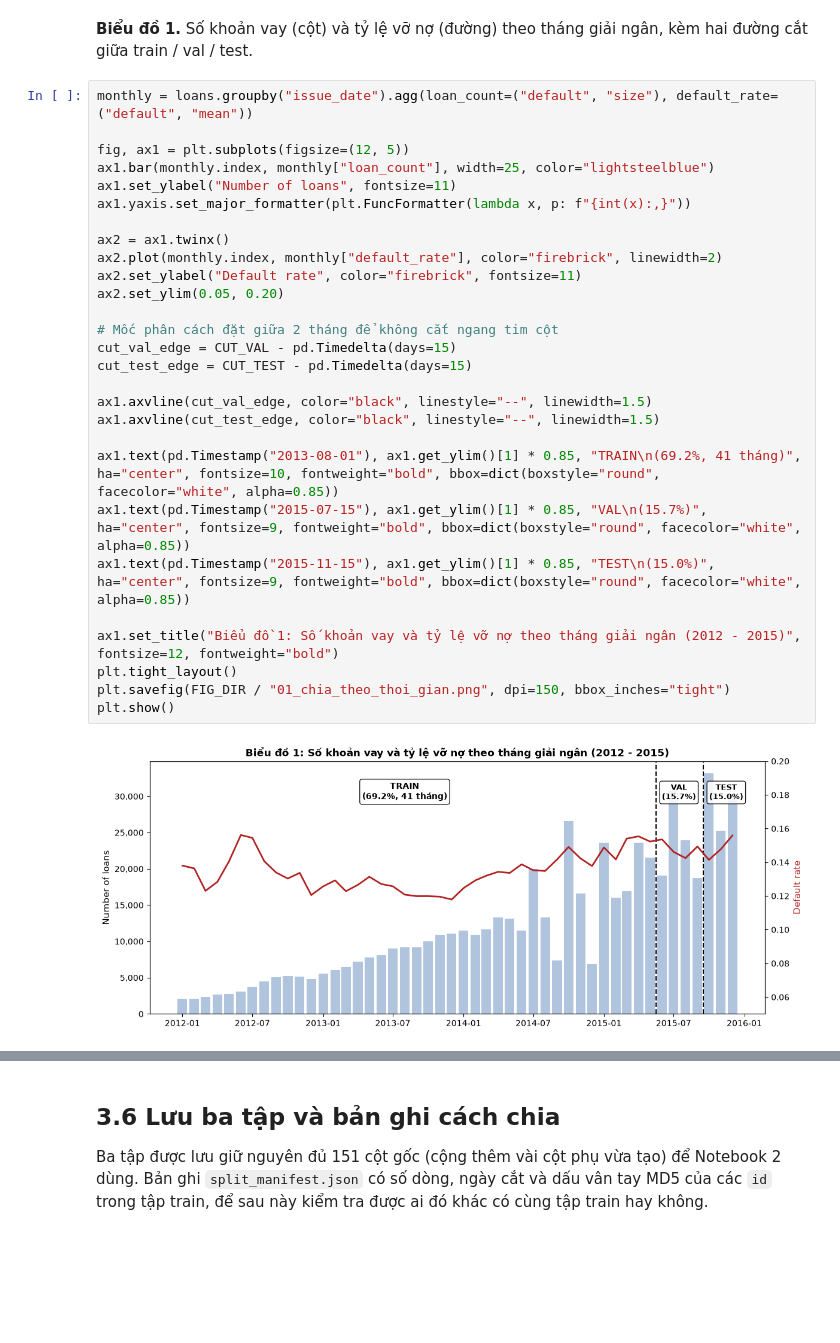
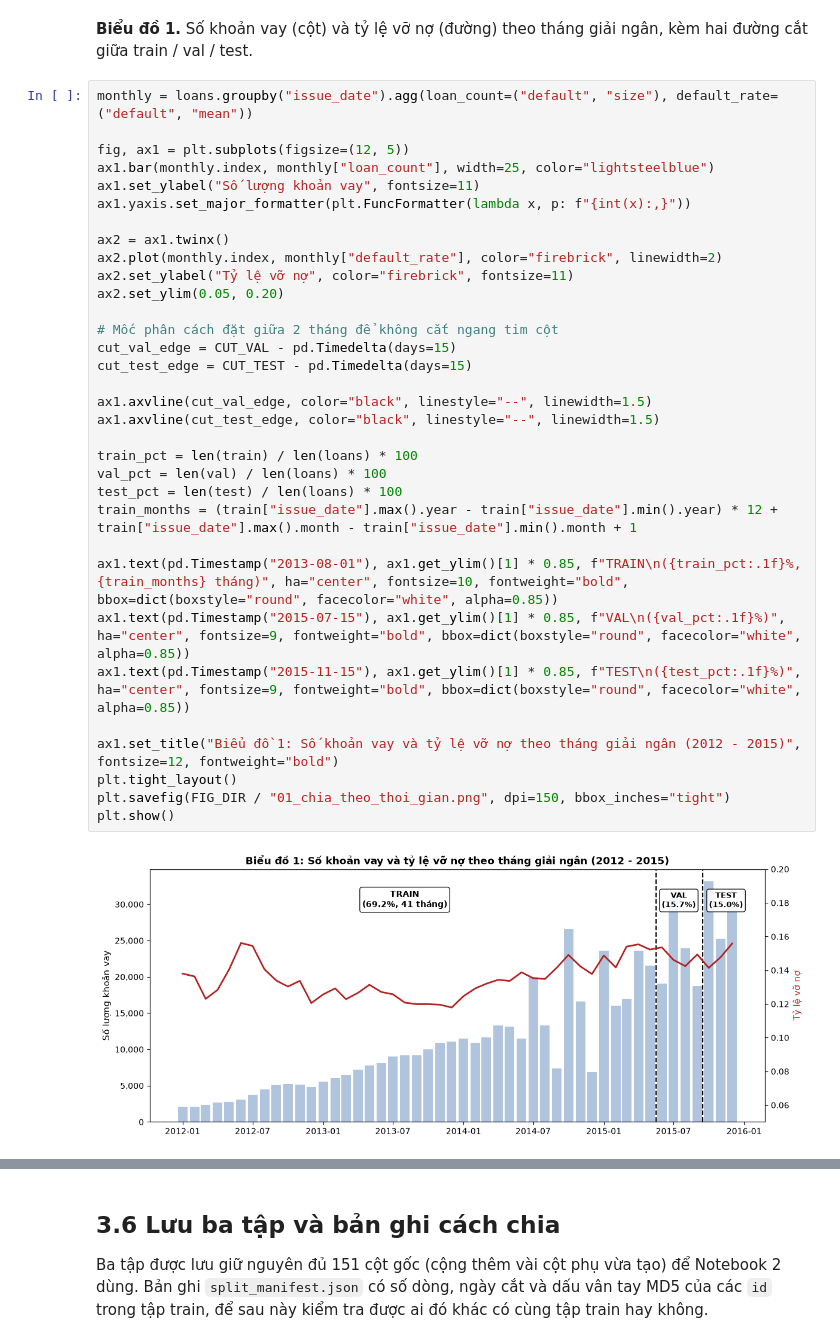
Before and after one commit to Eliza516/Lending-Club-Credit-Scoring, a Jupyter notebook: notebooks/01_hieu_du_lieu_va_chia_tap.ipynb, the cells around one changed output, grey strips where cells are left out. Cells and saved outputs as stored; diff of their text form; blank space fills up the shorter version.

```diff
--- a/notebooks/01_hieu_du_lieu_va_chia_tap.ipynb
+++ b/notebooks/01_hieu_du_lieu_va_chia_tap.ipynb
@@ -830,32 +828,37 @@ Latest issue month remaining: 2015-12.
 # %%
 monthly = loans.groupby("issue_date").agg(loan_count=("default", "size"), default_rate=("default", "mean"))
 
 fig, ax1 = plt.subplots(figsize=(12, 5))
 ax1.bar(monthly.index, monthly["loan_count"], width=25, color="lightsteelblue")
-ax1.set_ylabel("Number of loans", fontsize=11)
+ax1.set_ylabel("Số lượng khoản vay", fontsize=11)
 ax1.yaxis.set_major_formatter(plt.FuncFormatter(lambda x, p: f"{int(x):,}"))
 
 ax2 = ax1.twinx()
 ax2.plot(monthly.index, monthly["default_rate"], color="firebrick", linewidth=2)
-ax2.set_ylabel("Default rate", color="firebrick", fontsize=11)
+ax2.set_ylabel("Tỷ lệ vỡ nợ", color="firebrick", fontsize=11)
 ax2.set_ylim(0.05, 0.20)
 
 # Mốc phân cách đặt giữa 2 tháng để không cắt ngang tim cột
 cut_val_edge = CUT_VAL - pd.Timedelta(days=15)
 cut_test_edge = CUT_TEST - pd.Timedelta(days=15)
 
 ax1.axvline(cut_val_edge, color="black", linestyle="--", linewidth=1.5)
 ax1.axvline(cut_test_edge, color="black", linestyle="--", linewidth=1.5)
 
-ax1.text(pd.Timestamp("2013-08-01"), ax1.get_ylim()[1] * 0.85, "TRAIN\n(69.2%, 41 tháng)", ha="center", fontsize=10, fontweight="bold", bbox=dict(boxstyle="round", facecolor="white", alpha=0.85))
-ax1.text(pd.Timestamp("2015-07-15"), ax1.get_ylim()[1] * 0.85, "VAL\n(15.7%)", ha="center", fontsize=9, fontweight="bold", bbox=dict(boxstyle="round", facecolor="white", alpha=0.85))
-ax1.text(pd.Timestamp("2015-11-15"), ax1.get_ylim()[1] * 0.85, "TEST\n(15.0%)", ha="center", fontsize=9, fontweight="bold", bbox=dict(boxstyle="round", facecolor="white", alpha=0.85))
+train_pct = len(train) / len(loans) * 100
+val_pct = len(val) / len(loans) * 100
+test_pct = len(test) / len(loans) * 100
+train_months = (train["issue_date"].max().year - train["issue_date"].min().year) * 12 + train["issue_date"].max().month - train["issue_date"].min().month + 1
+
+ax1.text(pd.Timestamp("2013-08-01"), ax1.get_ylim()[1] * 0.85, f"TRAIN\n({train_pct:.1f}%, {train_months} tháng)", ha="center", fontsize=10, fontweight="bold", bbox=dict(boxstyle="round", facecolor="white", alpha=0.85))
+ax1.text(pd.Timestamp("2015-07-15"), ax1.get_ylim()[1] * 0.85, f"VAL\n({val_pct:.1f}%)", ha="center", fontsize=9, fontweight="bold", bbox=dict(boxstyle="round", facecolor="white", alpha=0.85))
+ax1.text(pd.Timestamp("2015-11-15"), ax1.get_ylim()[1] * 0.85, f"TEST\n({test_pct:.1f}%)", ha="center", fontsize=9, fontweight="bold", bbox=dict(boxstyle="round", facecolor="white", alpha=0.85))
 
 ax1.set_title("Biểu đồ 1: Số khoản vay và tỷ lệ vỡ nợ theo tháng giải ngân (2012 - 2015)", fontsize=12, fontweight="bold")
 plt.tight_layout()
 plt.savefig(FIG_DIR / "01_chia_theo_thoi_gian.png", dpi=150, bbox_inches="tight")
 plt.show()
 # %% [output]
-[figure, old version]
+[figure, new version]
 # %%
 rates = split_table["default_rate"]
```
Also changed, not shown: parts of 15 cells of this notebook, 5 other files.
